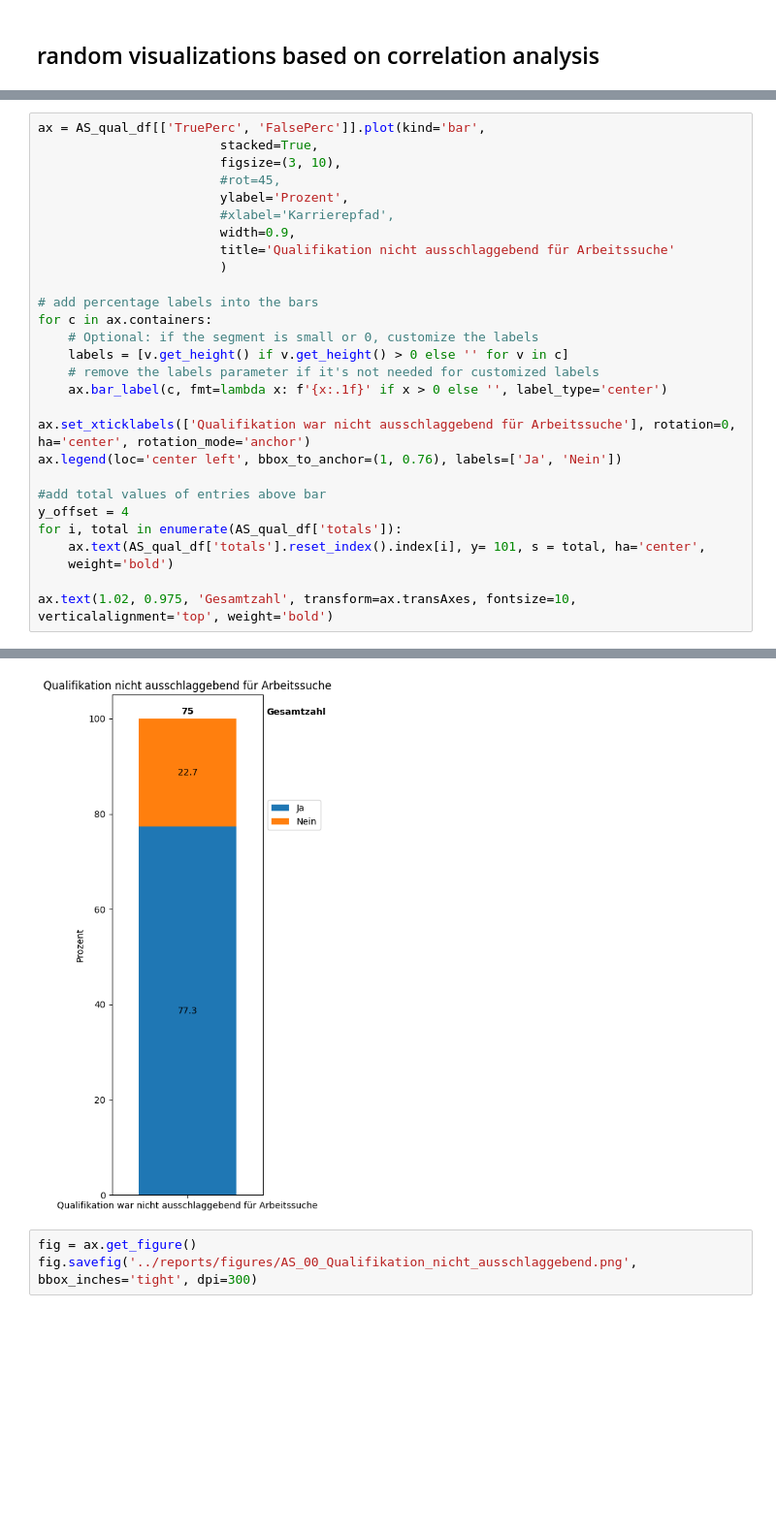
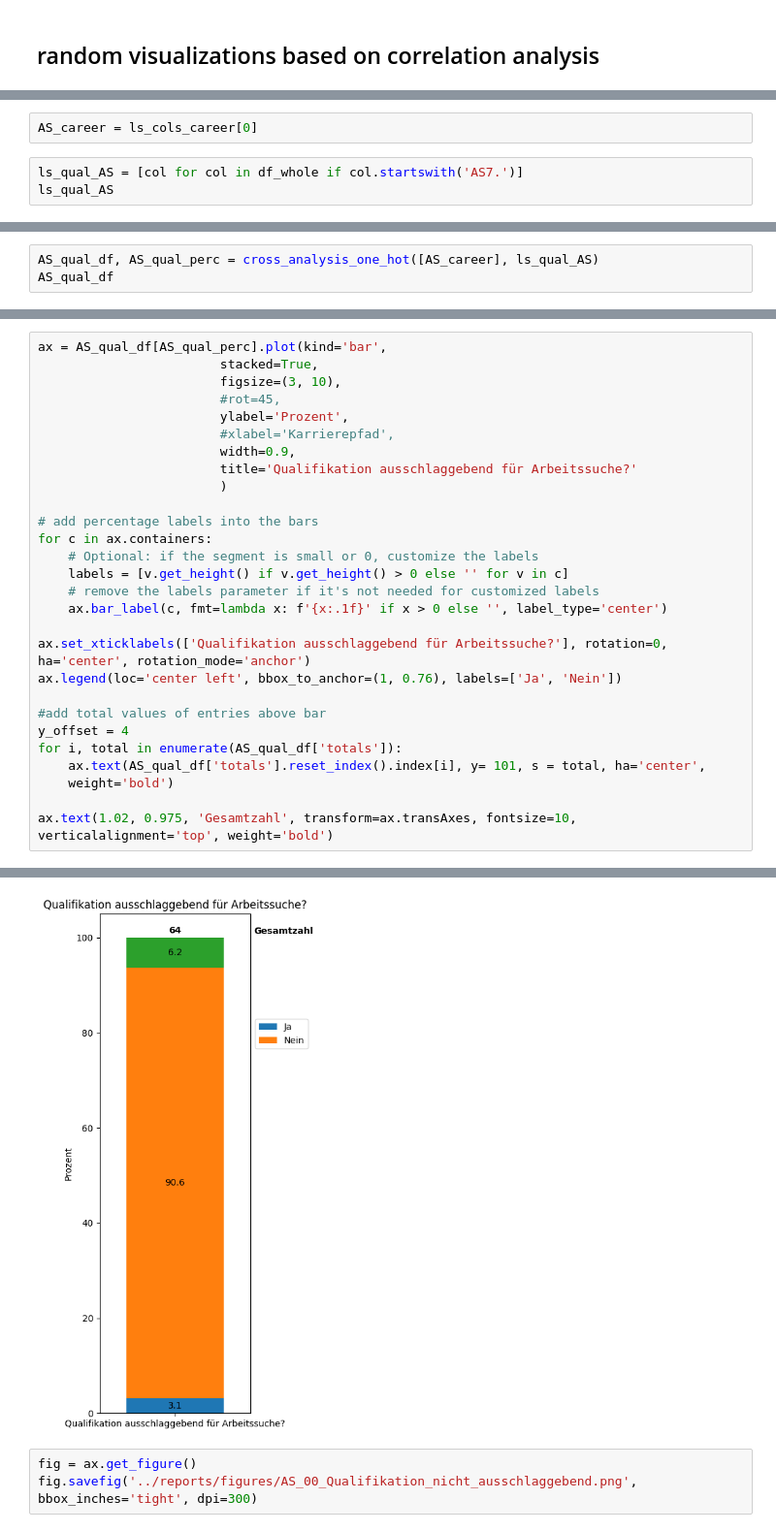
Before and after one commit to michaelgerloff/Survey_working_conditions_art_history, a Jupyter notebook: notebooks/02_Correlation_Analysis.ipynb, the cells around one changed output, grey strips where cells are left out. Shown at 97% size. Cells and saved outputs as stored; diff of their text form; blank space fills up the shorter version.

Commit message:
corrected graphs with false numbers

```diff
--- a/notebooks/02_Correlation_Analysis.ipynb
+++ b/notebooks/02_Correlation_Analysis.ipynb
@@ -862,0 +844,5 @@ KeyError: True
+# %%
+AS_career = ls_cols_career[0]
+# %%
+ls_qual_AS = [col for col in df_whole if col.startswith('AS7.')]
+ls_qual_AS
@@ -862,0 +853,3 @@ KeyError: True
+# %%
+AS_qual_df, AS_qual_perc = cross_analysis_one_hot([AS_career], ls_qual_AS)
+AS_qual_df
@@ -863,34 +859,34 @@ KeyError: True
 # %%
-ax = AS_qual_df[['TruePerc', 'FalsePerc']].plot(kind='bar',
+ax = AS_qual_df[AS_qual_perc].plot(kind='bar',
                         stacked=True,
                         figsize=(3, 10),
                         #rot=45,
                         ylabel='Prozent',
                         #xlabel='Karrierepfad',
                         width=0.9,
-                        title='Qualifikation nicht ausschlaggebend für Arbeitssuche'
+                        title='Qualifikation ausschlaggebend für Arbeitssuche?'
                         )
 
 # add percentage labels into the bars
 for c in ax.containers:
     # Optional: if the segment is small or 0, customize the labels
     labels = [v.get_height() if v.get_height() > 0 else '' for v in c]
     # remove the labels parameter if it's not needed for customized labels
     ax.bar_label(c, fmt=lambda x: f'{x:.1f}' if x > 0 else '', label_type='center')
 
-ax.set_xticklabels(['Qualifikation war nicht ausschlaggebend für Arbeitssuche'], rotation=0, ha='center', rotation_mode='anchor')
+ax.set_xticklabels(['Qualifikation ausschlaggebend für Arbeitssuche?'], rotation=0, ha='center', rotation_mode='anchor')
 ax.legend(loc='center left', bbox_to_anchor=(1, 0.76), labels=['Ja', 'Nein'])
 
 #add total values of entries above bar
 y_offset = 4
 for i, total in enumerate(AS_qual_df['totals']):
     ax.text(AS_qual_df['totals'].reset_index().index[i], y= 101, s = total, ha='center',
     weight='bold')
 
 ax.text(1.02, 0.975, 'Gesamtzahl', transform=ax.transAxes, fontsize=10, verticalalignment='top', weight='bold')
 # %% [output]
 Text(1.02, 0.975, 'Gesamtzahl')
-[figure, old version]
+[figure, new version]
 # %%
 fig = ax.get_figure()
 fig.savefig('../reports/figures/AS_00_Qualifikation_nicht_ausschlaggebend.png', bbox_inches='tight', dpi=300)
```
Also changed, not shown: parts of 43 cells of this notebook, 8 other files.
